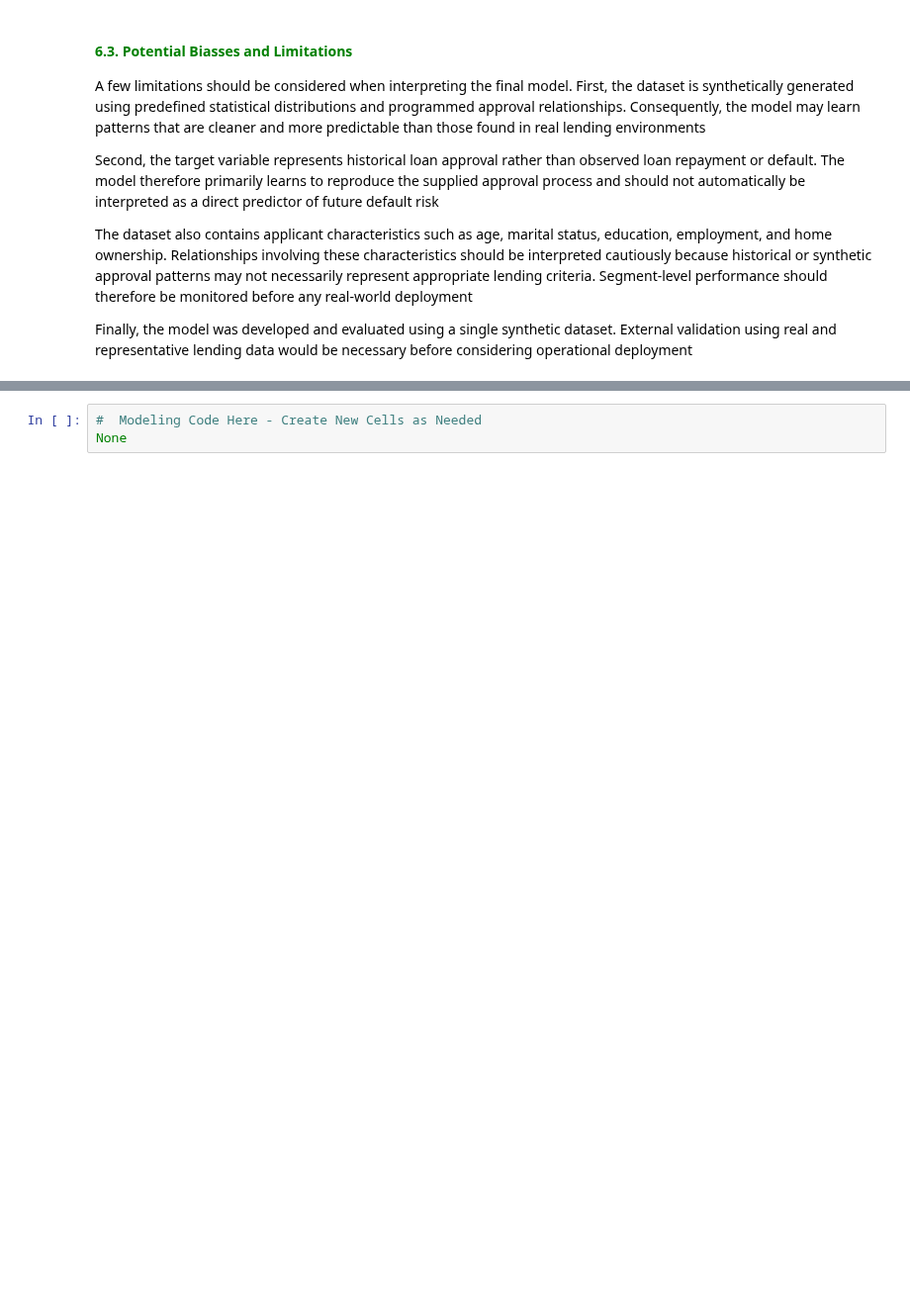
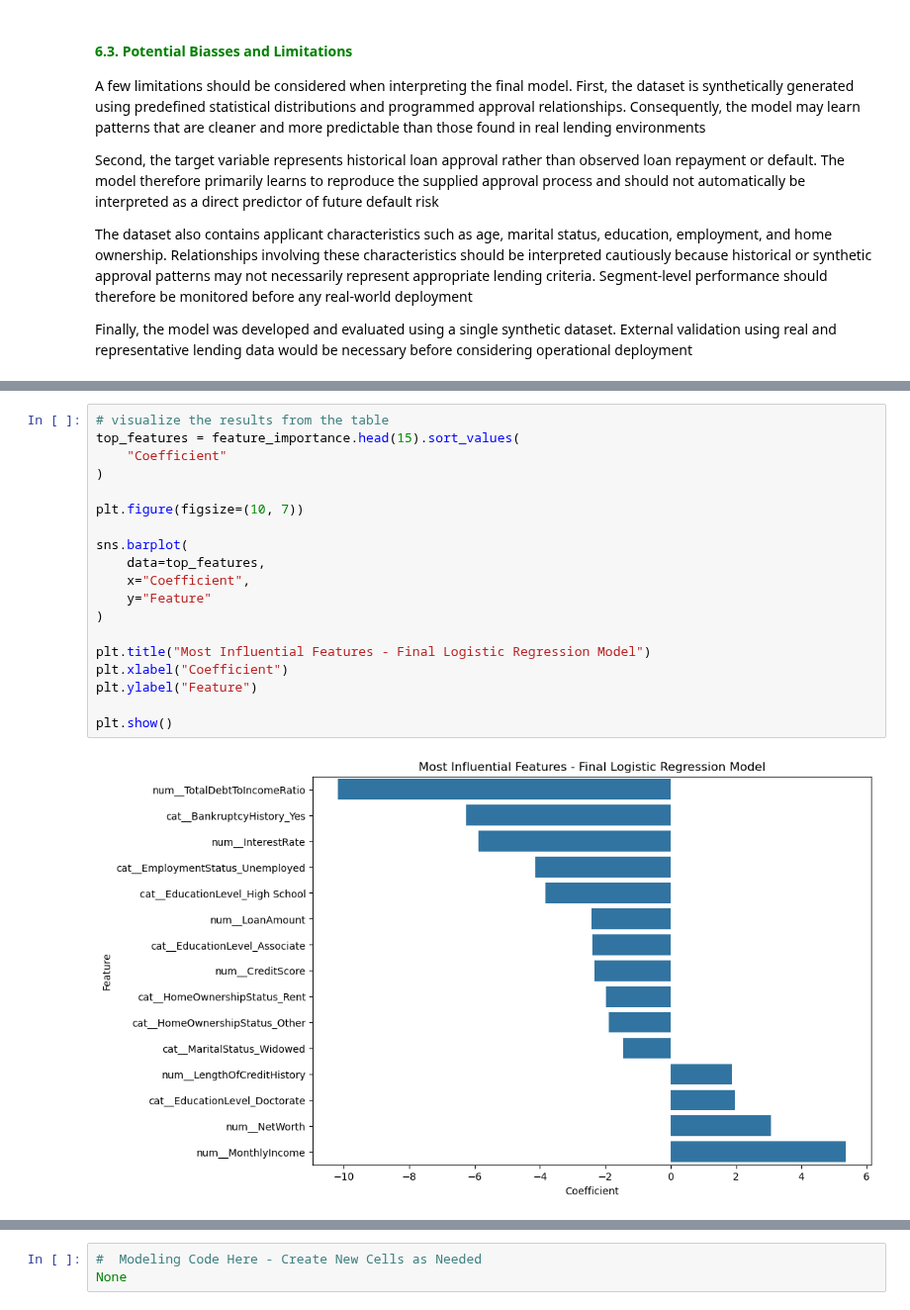
Before and after one commit to ngunjirikevin/financial-loan-risk-model, a Jupyter notebook: financial_loan_risk.ipynb, the cells around one changed output, grey strips where cells are left out. Shown at 99% size. Saved outputs shown, nothing was run; the diff lists cells and outputs as text; blank space fills up the shorter version.

Commit message:
feat: add feature importance analysis and business interpretation

```diff
--- a/financial_loan_risk.ipynb
+++ b/financial_loan_risk.ipynb
@@ -2167,0 +2221,21 @@ Finally, the model was developed and evaluated using a single synthetic dataset.
+# %%
+# visualize the results from the table
+top_features = feature_importance.head(15).sort_values(
+    "Coefficient"
+)
+
+plt.figure(figsize=(10, 7))
+
+sns.barplot(
+    data=top_features,
+    x="Coefficient",
+    y="Feature"
+)
+
+plt.title("Most Influential Features - Final Logistic Regression Model")
+plt.xlabel("Coefficient")
+plt.ylabel("Feature")
+
+plt.show()
+# %% [output]
+[figure, added]
```
Also changed, not shown: parts of 6 cells of this notebook.
